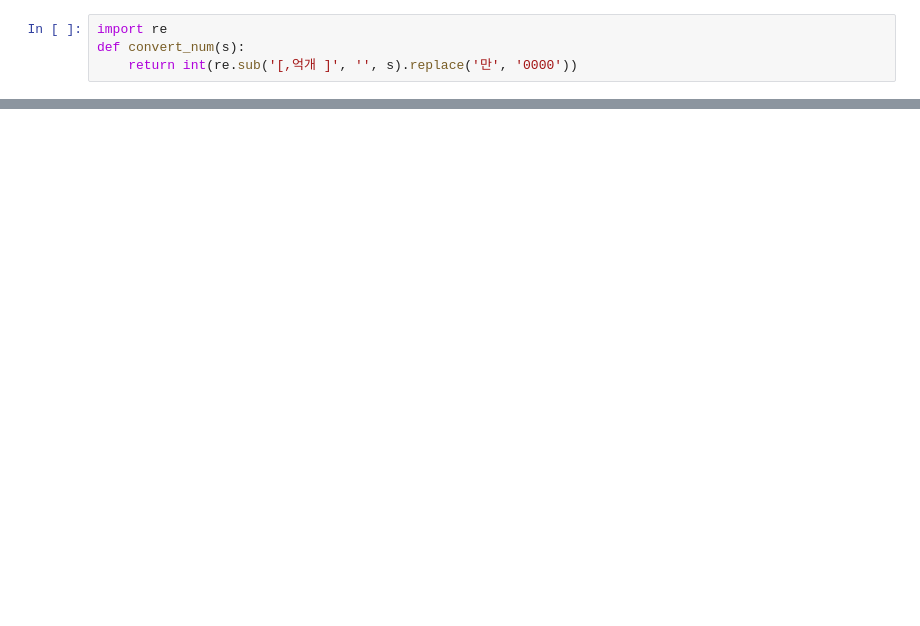
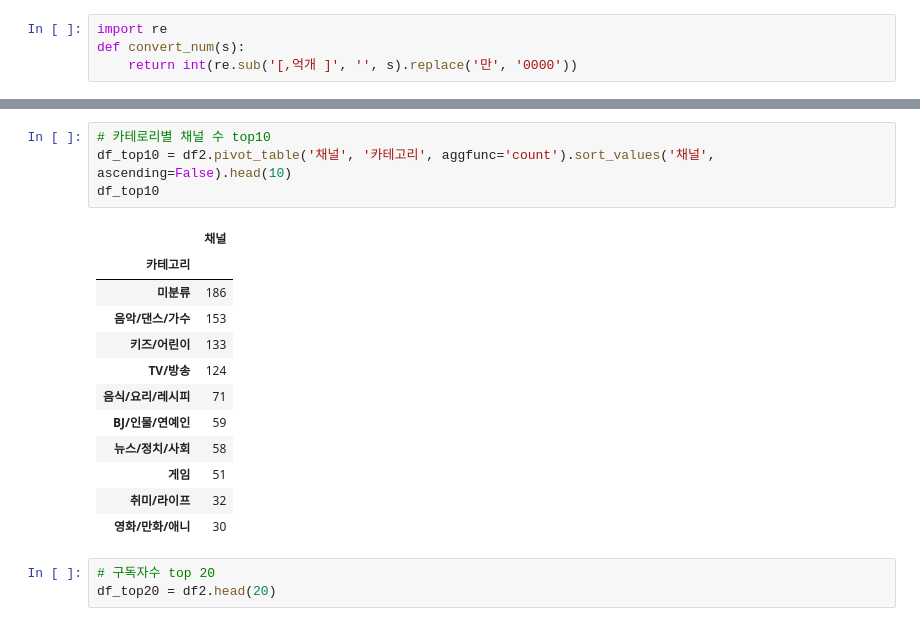
Before and after one commit to ssmpet/DataAnalysis_Lecture-2023.04, a Jupyter notebook: 99.과제/20230512평가/01.melon차트.ipynb, the cells around one changed output, grey strips where cells are left out. Saved outputs shown, nothing was run; the diff lists cells and outputs as text; blank space fills up the shorter version.

```diff
--- a/99.과제/20230512평가/01.melon차트.ipynb
+++ b/99.과제/20230512평가/01.melon차트.ipynb
@@ -108,0 +123,20 @@ Mnet K-POP
+# %%
+# 카테로리별 채널 수 top10
+df_top10 = df2.pivot_table('채널', '카테고리', aggfunc='count').sort_values('채널', ascending=False).head(10)
+df_top10
+# %% [output]
+|  | 채널 |
+| 카테고리 |  |
+| 미분류 | 186 |
+| 음악/댄스/가수 | 153 |
+| 키즈/어린이 | 133 |
+| TV/방송 | 124 |
+| 음식/요리/레시피 | 71 |
+| BJ/인물/연예인 | 59 |
+| 뉴스/정치/사회 | 58 |
+| 게임 | 51 |
+| 취미/라이프 | 32 |
+| 영화/만화/애니 | 30 |
+# %%
+# 구독자수 top 20
+df_top20 = df2.head(20)
```
Also changed, not shown: parts of 20 cells of this notebook, 10 other files.
